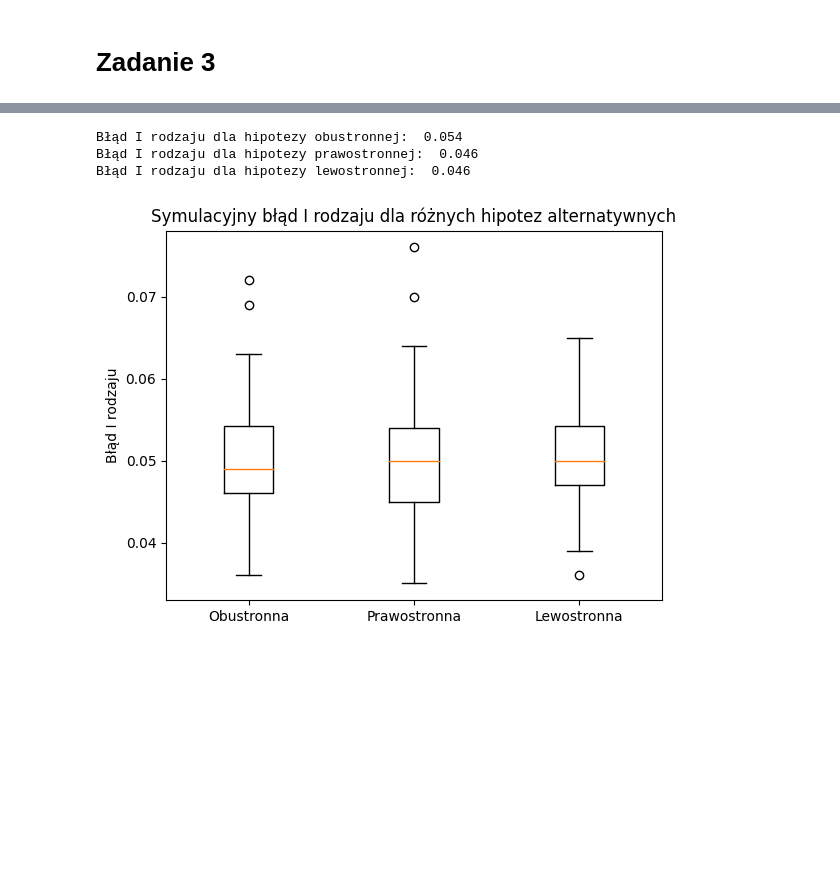
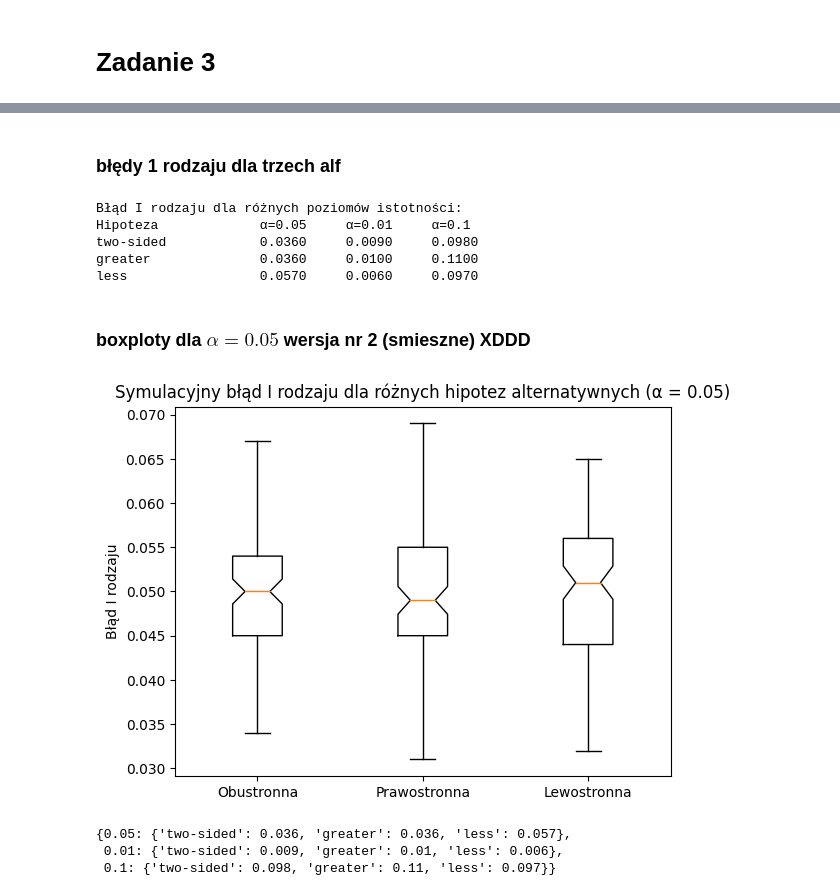
Before and after one commit to mathieuboro/raport2, a Jupyter notebook: Raport2.ipynb, the cells around one changed output, grey strips where cells are left out. Cells and saved outputs as stored; diff of their text form; code cells hidden in the pictures; blank space fills up the shorter version.

Commit message:
bledy 1 rodzaju

```diff
--- a/Raport2.ipynb
+++ b/Raport2.ipynb
@@ -382,9 +406,11 @@ Wartość p dla hipotezy jednostronnej (σ² < 1.5): 0.0000
+# %% [markdown]
+### błędy 1 rodzaju dla trzech alf
 # %%
 mu_0 = 1.5
 sigma = 0.2
-alpha = 0.05
 n = 1000
 N = 1000  # liczba symulacji
+alphas = [0.05, 0.01, 0.1]
 
 # Funkcja do przeprowadzenia symulacji błędu I rodzaju
 def simulate_type_I_error(mu_0, sigma, alpha, n, N, alternative='two-sided'):
@@ -408,39 +434,50 @@ def simulate_type_I_error(mu_0, sigma, alpha, n, N, alternative='two-sided'):
 
     return count / N
 
-# Symulacja dla różnych alternatyw
-type_I_error_two_sided = simulate_type_I_error(mu_0, sigma, alpha, n, N, 'two-sided')
-type_I_error_greater = simulate_type_I_error(mu_0, sigma, alpha, n, N, 'greater')
-type_I_error_less = simulate_type_I_error(mu_0, sigma, alpha, n, N, 'less')
+# Symulacja dla różnych poziomów istotności i różnych alternatyw
+results = {}
+for alpha in alphas:
+    results[alpha] = {
+        'two-sided': simulate_type_I_error(mu_0, sigma, alpha, n, N, 'two-sided'),
+        'greater': simulate_type_I_error(mu_0, sigma, alpha, n, N, 'greater'),
+        'less': simulate_type_I_error(mu_0, sigma, alpha, n, N, 'less')
+    }
 
-# Wyniki
-print("Błąd I rodzaju dla hipotezy obustronnej: ", type_I_error_two_sided)
-print("Błąd I rodzaju dla hipotezy prawostronnej: ", type_I_error_greater)
-print("Błąd I rodzaju dla hipotezy lewostronnej: ", type_I_error_less)
+# Drukowanie wyników w formie tabeli
+print("Błąd I rodzaju dla różnych poziomów istotności:")
+print(f"{'Hipoteza':<20} {'α=0.05':<10} {'α=0.01':<10} {'α=0.1':<10}")
+for alternative in ['two-sided', 'greater', 'less']:
+    print(f"{alternative:<20} {results[0.05][alternative]:<10.4f} {results[0.01][alternative]:<10.4f} {results[0.1][alternative]:<10.4f}")
 # %% [output]
-Błąd I rodzaju dla hipotezy obustronnej:  0.054
-Błąd I rodzaju dla hipotezy prawostronnej:  0.046
-Błąd I rodzaju dla hipotezy lewostronnej:  0.046
+Błąd I rodzaju dla różnych poziomów istotności:
+Hipoteza             α=0.05     α=0.01     α=0.1
+two-sided            0.0360     0.0090     0.0980
+greater              0.0360     0.0100     0.1100
+less                 0.0570     0.0060     0.0970
+# %% [markdown]
+### boxploty dla $\alpha=0.05$ wersja nr 2 (smieszne) XDDD
 # %%
+M = 100
+alpha = 0.05
+all_errors = {'two-sided': [], 'greater': [], 'less': []}
 
-# Funkcja do wielokrotnego przeprowadzenia symulacji
-def multiple_simulations(mu_0, sigma, alpha, n, N, M, alternative='two-sided'):
-    errors = np.zeros(M)
-    for _ in range(M):
-        error = simulate_type_I_error(mu_0, sigma, alpha, n, N, alternative)
-        errors[_] = error
-    return errors
-
-# Wielokrotne symulacje
-M = 100
-errors_two_sided = multiple_simulations(mu_0, sigma, alpha, n, N, M, 'two-sided')
-errors_greater = multiple_simulations(mu_0, sigma, alpha, n, N, M, 'greater')
-errors_less = multiple_simulations(mu_0, sigma, alpha, n, N, M, 'less')
+for _ in range(M):
+    all_errors['two-sided'].append(simulate_type_I_error(mu_0, sigma, alpha, n, N, 'two-sided'))
+    all_errors['greater'].append(simulate_type_I_error(mu_0, sigma, alpha, n, N, 'greater'))
+    all_errors['less'].append(simulate_type_I_error(mu_0, sigma, alpha, n, N, 'less'))
 
 # Wykres pudełkowy
-plt.boxplot([errors_two_sided, errors_greater, errors_less], labels=['Obustronna', 'Prawostronna', 'Lewostronna'])
+labels = ['Obustronna', 'Prawostronna', 'Lewostronna']
+data = [all_errors['two-sided'], all_errors['greater'], all_errors['less']]
+
+plt.boxplot(data, labels=labels, notch=True)
 plt.ylabel('Błąd I rodzaju')
-plt.title('Symulacyjny błąd I rodzaju dla różnych hipotez alternatywnych')
+plt.title('Symulacyjny błąd I rodzaju dla różnych hipotez alternatywnych (α = 0.05)')
 plt.show()
+
+results
 # %% [output]
-[figure, old version]
+[figure, new version]
+{0.05: {'two-sided': 0.036, 'greater': 0.036, 'less': 0.057},
+ 0.01: {'two-sided': 0.009, 'greater': 0.01, 'less': 0.006},
+ 0.1: {'two-sided': 0.098, 'greater': 0.11, 'less': 0.097}}
```
Also changed, not shown: parts of 2 cells of this notebook.
